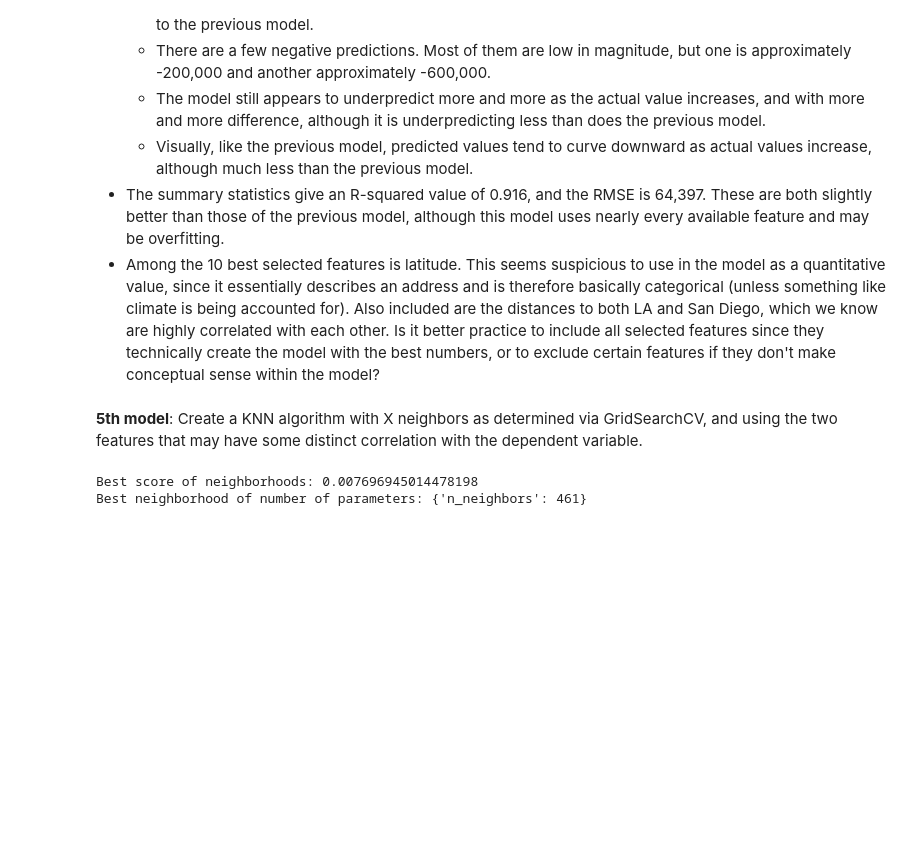
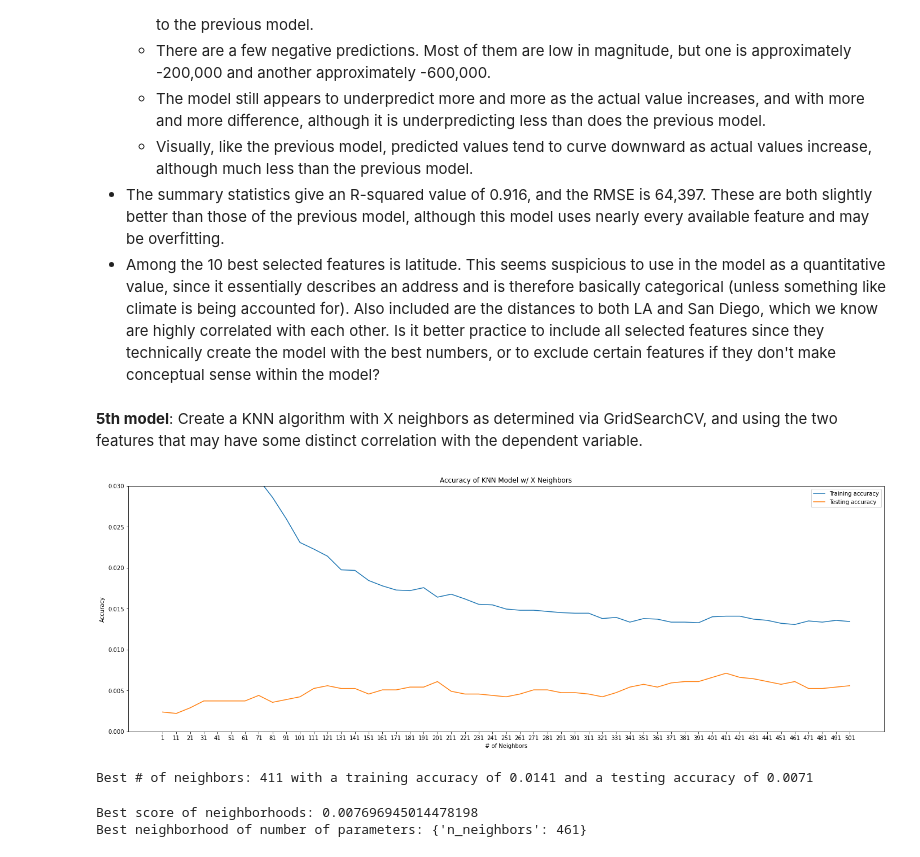
Before and after one commit to danielpickett369/Springboard-Capstone-2, a Jupyter notebook: Capstone 2, Step 5.ipynb, the cells around one changed output. Drawn from its saved outputs; the diff is of its cells as text; code cells hidden in the pictures; blank space fills up the shorter version.

```diff
--- a/Capstone 2, Step 5.ipynb
+++ b/Capstone 2, Step 5.ipynb
@@ -635,6 +644,37 @@ __Takeaways of 4th model__:
  - Among the 10 best selected features is latitude. This seems suspicious to use in the model as a quantitative value, since it essentially describes an address and is therefore basically categorical (unless something like climate is being accounted for). Also included are the distances to both LA and San Diego, which we know are highly correlated with each other. Is it better practice to include all selected features since they technically create the model with the best numbers, or to exclude certain features if they don't make conceptual sense within the model?
 # %% [markdown]
 __5th model__: Create a KNN algorithm with X neighbors as determined via GridSearchCV, and using the two features that may have some distinct correlation with the dependent variable.
+# %%
+# (Cross-checking GridSearchCV: Determine the optimal number of neighbors to use in the algorithm by brute-force checking every number via for-loop.)
+
+train_accuracies = []
+test_accuracies = []
+neighbors = np.arange(1, 502, 10)
+
+for neighbor in neighbors:
+    knn = KNeighborsClassifier(n_neighbors = neighbor)
+    knn.fit(X_train, np.ravel(y_train))
+    train_accuracies.append(knn.score(X_train, np.ravel(y_train)))
+    test_accuracies.append(knn.score(X_test, np.ravel(y_test)))
+# %%
+plt.figure(figsize = (24, 8))
+plt.plot(neighbors, train_accuracies, label = 'Training accuracy')
+plt.plot(neighbors, test_accuracies, label = 'Testing accuracy')
+plt.title('Accuracy of KNN Model w/ X Neighbors')
+plt.ylim(top = .03, bottom = 0)
+plt.xlabel('# of Neighbors')
+plt.ylabel('Accuracy')
+plt.legend()
+plt.xticks(neighbors)
+plt.show()
+# %% [output]
+[figure, added]
+# %%
+print('Best # of neighbors: ' + str(list(neighbors)[test_accuracies.index(max(test_accuracies))])
++ ' with a training accuracy of ' + str(round(train_accuracies[test_accuracies.index(max(test_accuracies))], 4))
++ ' and a testing accuracy of ' + str(round(max(test_accuracies), 4)))
+# %% [output]
+Best # of neighbors: 411 with a training accuracy of 0.0141 and a testing accuracy of 0.0071
 # %%
 # Determine the optimal number of neighbors to use in the algorithm, first by determining the approximate neighborhood of the optimal number of neighbors, then by searching around that neighborhood.
 
```
Also changed, not shown: parts of 22 cells of this notebook.
